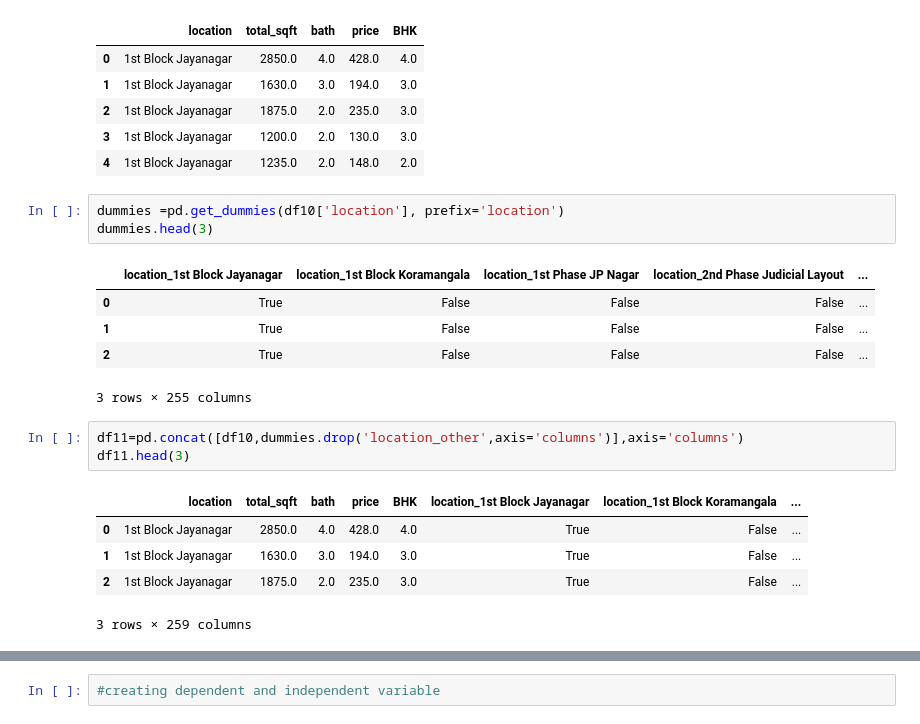
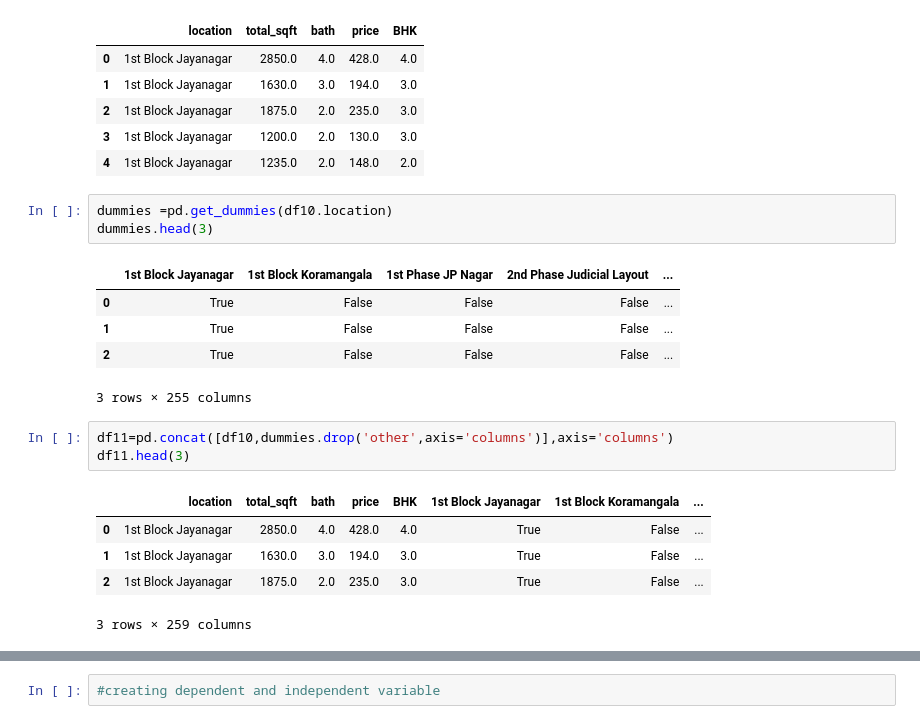
Before and after one commit to koshishshresthaa/House-Price-Prediction, a Jupyter notebook: House Price Prediction/Model.ipynb, the cells around one changed output, grey strips where cells are left out. Saved outputs shown, nothing was run; the diff lists cells and outputs as text.

```diff
--- a/House Price Prediction/Model.ipynb
+++ b/House Price Prediction/Model.ipynb
@@ -345,19 +345,19 @@ df10.head()
 | 3 | 1st Block Jayanagar | 1200.0 | 2.0 | 130.0 | 3.0 |
 | 4 | 1st Block Jayanagar | 1235.0 | 2.0 | 148.0 | 2.0 |
 # %%
-dummies =pd.get_dummies(df10['location'], prefix='location')
+dummies =pd.get_dummies(df10.location)
 dummies.head(3)
 # %% [output]
-|  | location_1st Block Jayanagar | location_1st Block Koramangala | location_1st Phase JP Nagar | location_2nd Phase Judicial Layout | ... |
+|  | 1st Block Jayanagar | 1st Block Koramangala | 1st Phase JP Nagar | 2nd Phase Judicial Layout | ... |
 | 0 | True | False | False | False | ... |
 | 1 | True | False | False | False | ... |
 | 2 | True | False | False | False | ... |
 3 rows × 255 columns
 # %%
-df11=pd.concat([df10,dummies.drop('location_other',axis='columns')],axis='columns')
+df11=pd.concat([df10,dummies.drop('other',axis='columns')],axis='columns')
 df11.head(3)
 # %% [output]
-|  | location | total_sqft | bath | price | BHK | location_1st Block Jayanagar | location_1st Block Koramangala | ... |
+|  | location | total_sqft | bath | price | BHK | 1st Block Jayanagar | 1st Block Koramangala | ... |
 | 0 | 1st Block Jayanagar | 2850.0 | 4.0 | 428.0 | 4.0 | True | False | ... |
 | 1 | 1st Block Jayanagar | 1630.0 | 3.0 | 194.0 | 3.0 | True | False | ... |
 | 2 | 1st Block Jayanagar | 1875.0 | 2.0 | 235.0 | 3.0 | True | False | ... |
```
Also changed, not shown: parts of 6 cells of this notebook.
